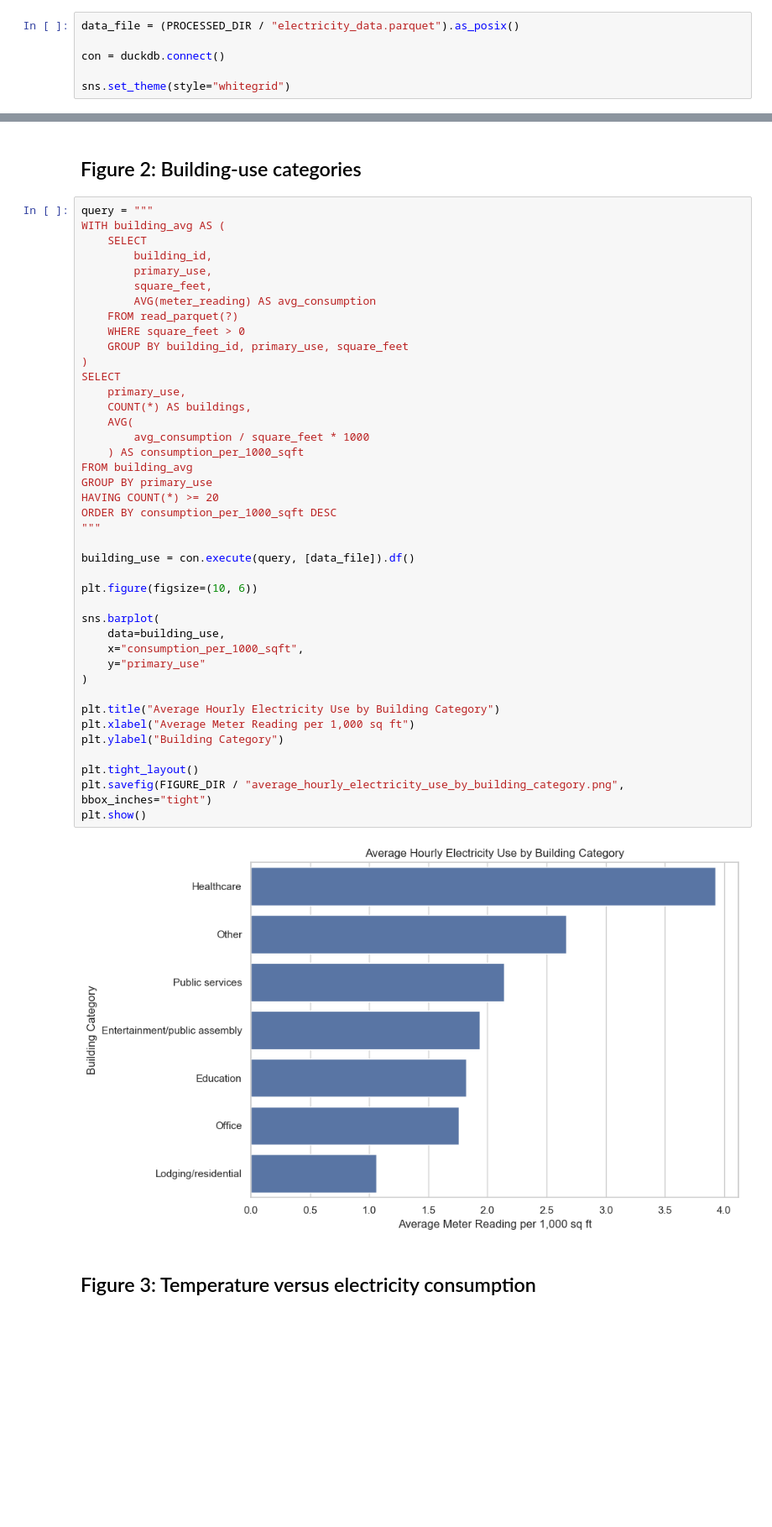
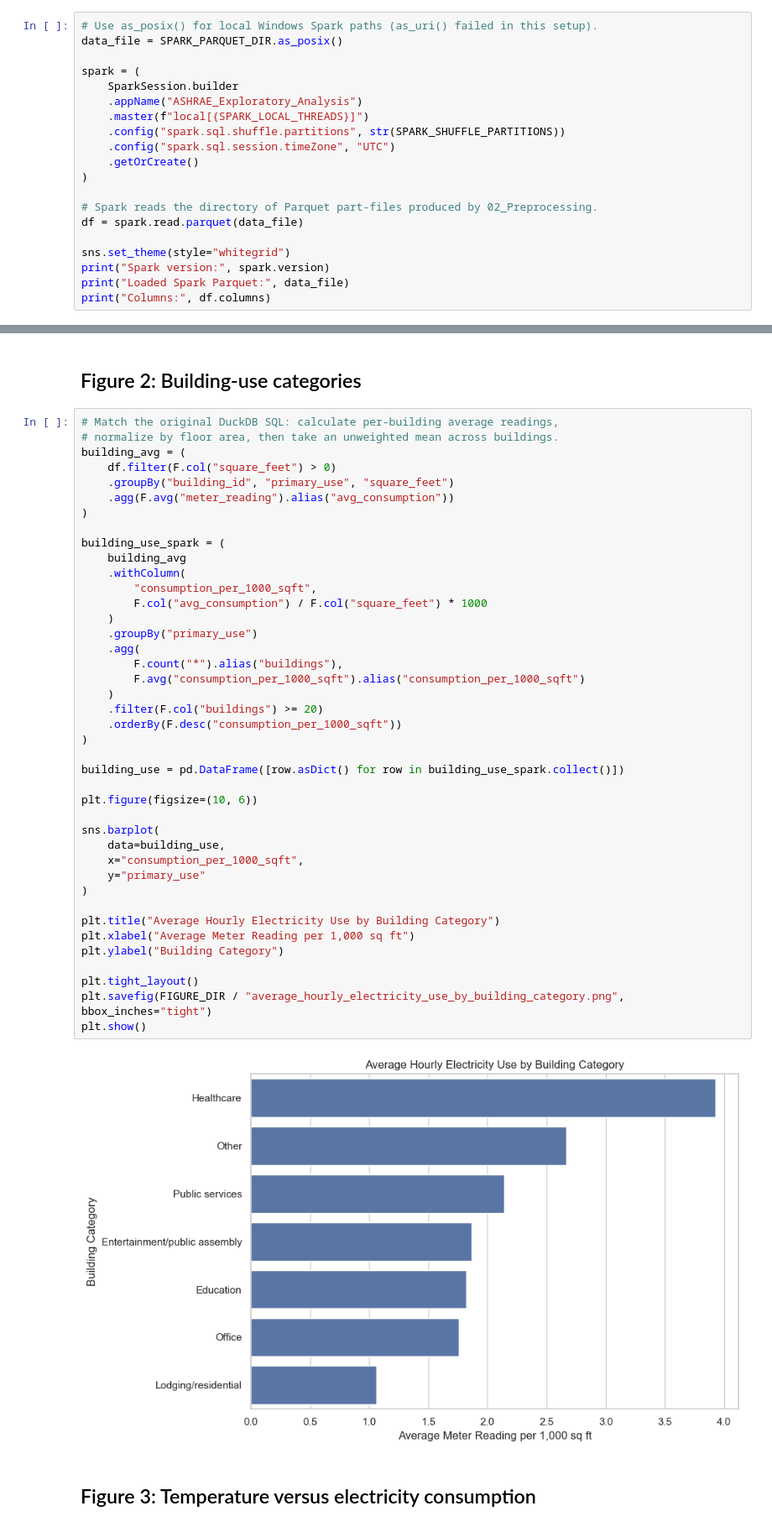
Before and after one commit to fahad9993/bigdata, a Jupyter notebook: notebooks/03_Exploratory_Analysis.ipynb, the cells around one changed output, grey strips where cells are left out. Shown at 84% size. Saved outputs shown, nothing was run; the diff lists cells and outputs as text; blank space fills up the shorter version.

Commit message:
Migrate exploratory analysis from DuckDB to PySpark

```diff
--- a/notebooks/03_Exploratory_Analysis.ipynb
+++ b/notebooks/03_Exploratory_Analysis.ipynb
@@ -10,6 +15,20 @@ from config import PROCESSED_DIR, FIGURE_DIR
 # %%
-data_file = (PROCESSED_DIR / "electricity_data.parquet").as_posix()
+# Use as_posix() for local Windows Spark paths (as_uri() failed in this setup).
+data_file = SPARK_PARQUET_DIR.as_posix()
 
-con = duckdb.connect()
+spark = (
+    SparkSession.builder
+    .appName("ASHRAE_Exploratory_Analysis")
+    .master(f"local[{SPARK_LOCAL_THREADS}]")
+    .config("spark.sql.shuffle.partitions", str(SPARK_SHUFFLE_PARTITIONS))
+    .config("spark.sql.session.timeZone", "UTC")
+    .getOrCreate()
+)
+
+# Spark reads the directory of Parquet part-files produced by 02_Preprocessing.
+df = spark.read.parquet(data_file)
 
 sns.set_theme(style="whitegrid")
+print("Spark version:", spark.version)
+print("Loaded Spark Parquet:", data_file)
+print("Columns:", df.columns)
@@ -57,48 +77,48 @@ plt.show()
 # %% [markdown]
 ## Figure 2: Building-use categories
 # %%
-query = """
-WITH building_avg AS (
-    SELECT
-        building_id,
-        primary_use,
-        square_feet,
-        AVG(meter_reading) AS avg_consumption
-    FROM read_parquet(?)
-    WHERE square_feet > 0
-    GROUP BY building_id, primary_use, square_feet
+# Match the original DuckDB SQL: calculate per-building average readings,
+# normalize by floor area, then take an unweighted mean across buildings.
+building_avg = (
+    df.filter(F.col("square_feet") > 0)
+    .groupBy("building_id", "primary_use", "square_feet")
+    .agg(F.avg("meter_reading").alias("avg_consumption"))
 )
-SELECT
-    primary_use,
-    COUNT(*) AS buildings,
-    AVG(
-        avg_consumption / square_feet * 1000
-    ) AS consumption_per_1000_sqft
-FROM building_avg
-GROUP BY primary_use
-HAVING COUNT(*) >= 20
-ORDER BY consumption_per_1000_sqft DESC
-"""
 
-building_use = con.execute(query, [data_file]).df()
+building_use_spark = (
+    building_avg
+    .withColumn(
+        "consumption_per_1000_sqft",
+        F.col("avg_consumption") / F.col("square_feet") * 1000
+    )
+    .groupBy("primary_use")
+    .agg(
+        F.count("*").alias("buildings"),
+        F.avg("consumption_per_1000_sqft").alias("consumption_per_1000_sqft")
+    )
+    .filter(F.col("buildings") >= 20)
+    .orderBy(F.desc("consumption_per_1000_sqft"))
+)
+
+building_use = pd.DataFrame([row.asDict() for row in building_use_spark.collect()])
 
 plt.figure(figsize=(10, 6))
 
 sns.barplot(
     data=building_use,
     x="consumption_per_1000_sqft",
     y="primary_use"
 )
 
 plt.title("Average Hourly Electricity Use by Building Category")
 plt.xlabel("Average Meter Reading per 1,000 sq ft")
 plt.ylabel("Building Category")
 
 plt.tight_layout()
 plt.savefig(FIGURE_DIR / "average_hourly_electricity_use_by_building_category.png", bbox_inches="tight")
 plt.show()
 # %% [output]
-[figure, old version]
+[figure, new version]
 # %% [markdown]
 ## Figure 3: Temperature versus electricity consumption
 # %%
```
Also changed, not shown: parts of 7 cells of this notebook, 4 other files.
